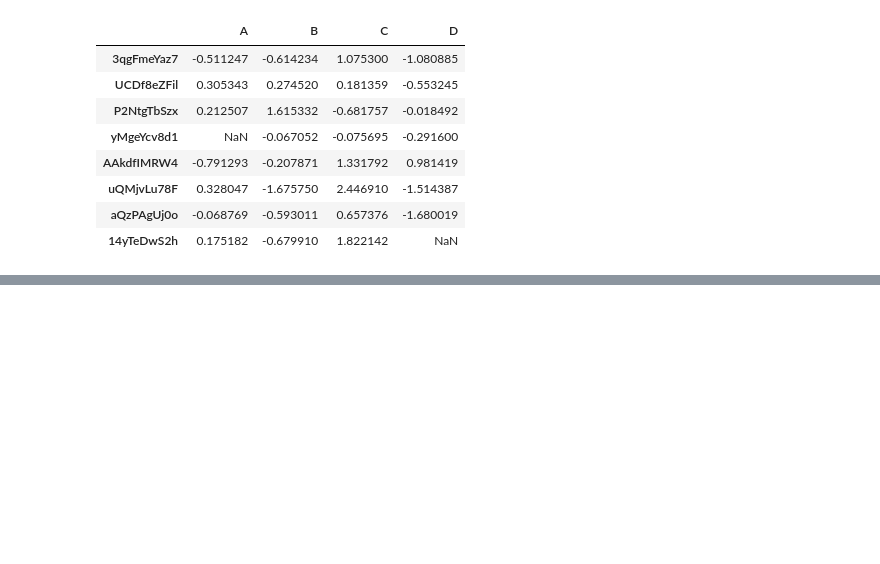
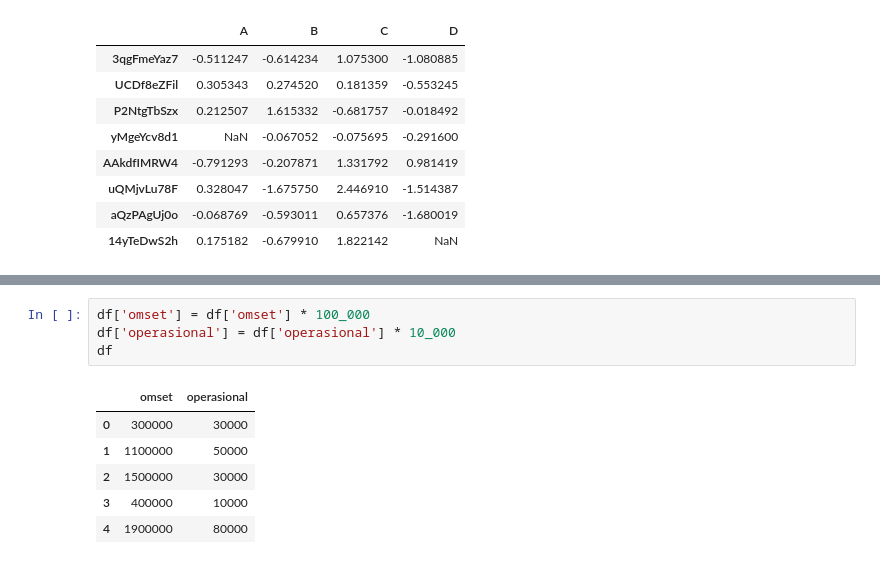
Before and after one commit to Edy-Mochamad/Learn-jupyter-notebook, a Jupyter notebook: pandas.ipynb, the cells around one changed output, grey strips where cells are left out. Drawn from its saved outputs; the diff is of its cells as text; blank space fills up the shorter version.

```diff
--- a/pandas.ipynb
+++ b/pandas.ipynb
@@ -930,0 +947,11 @@ pd.util.testing.makeMissingDataframe().head(8)
+# %%
+df['omset'] = df['omset'] * 100_000
+df['operasional'] = df['operasional'] * 10_000
+df
+# %% [output]
+|  | omset | operasional |
+| 0 | 300000 | 30000 |
+| 1 | 1100000 | 50000 |
+| 2 | 1500000 | 30000 |
+| 3 | 400000 | 10000 |
+| 4 | 1900000 | 80000 |
```
Also changed, not shown: parts of 4 cells of this notebook.
